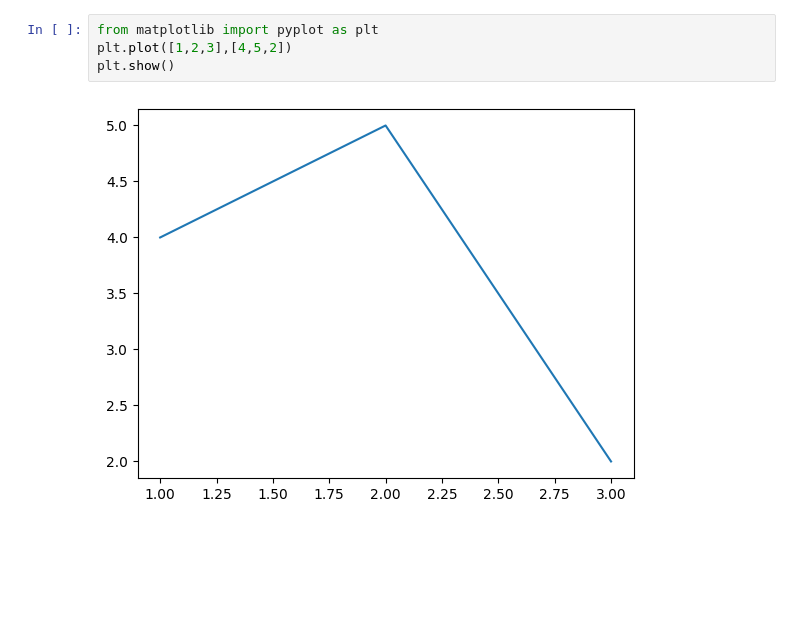
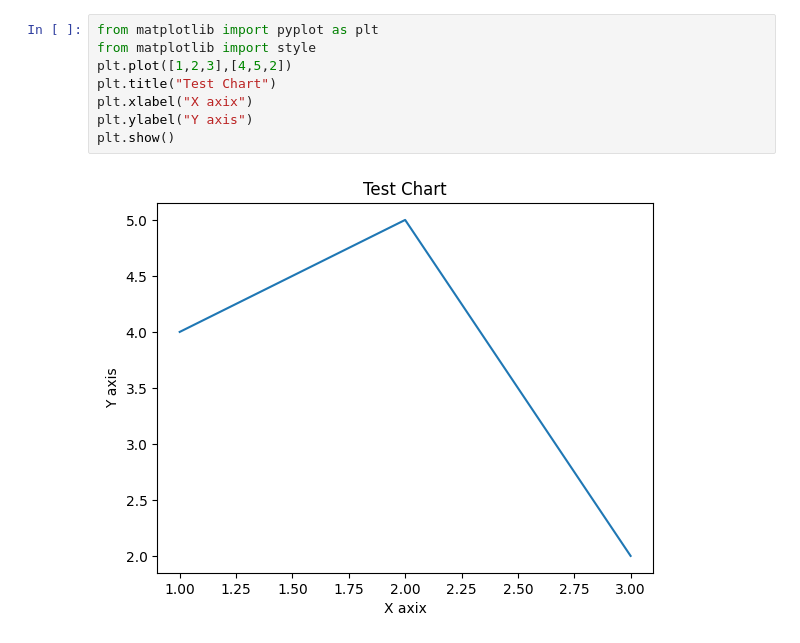
Before and after one commit to Hridayansh018/MatplotLib, a Jupyter notebook: tutorial.ipynb, the cells around one changed output. Cells and saved outputs as stored; diff of their text form; blank space fills up the shorter version.

```diff
--- a/tutorial.ipynb
+++ b/tutorial.ipynb
@@ -1,6 +1,10 @@
 # %%
 from matplotlib import pyplot as plt
+from matplotlib import style
 plt.plot([1,2,3],[4,5,2])
+plt.title("Test Chart")
+plt.xlabel("X axix")
+plt.ylabel("Y axis")
 plt.show()
 # %% [output]
-[figure, old version]
+[figure, new version]
```
Also changed, not shown: parts of 3 cells of this notebook.
